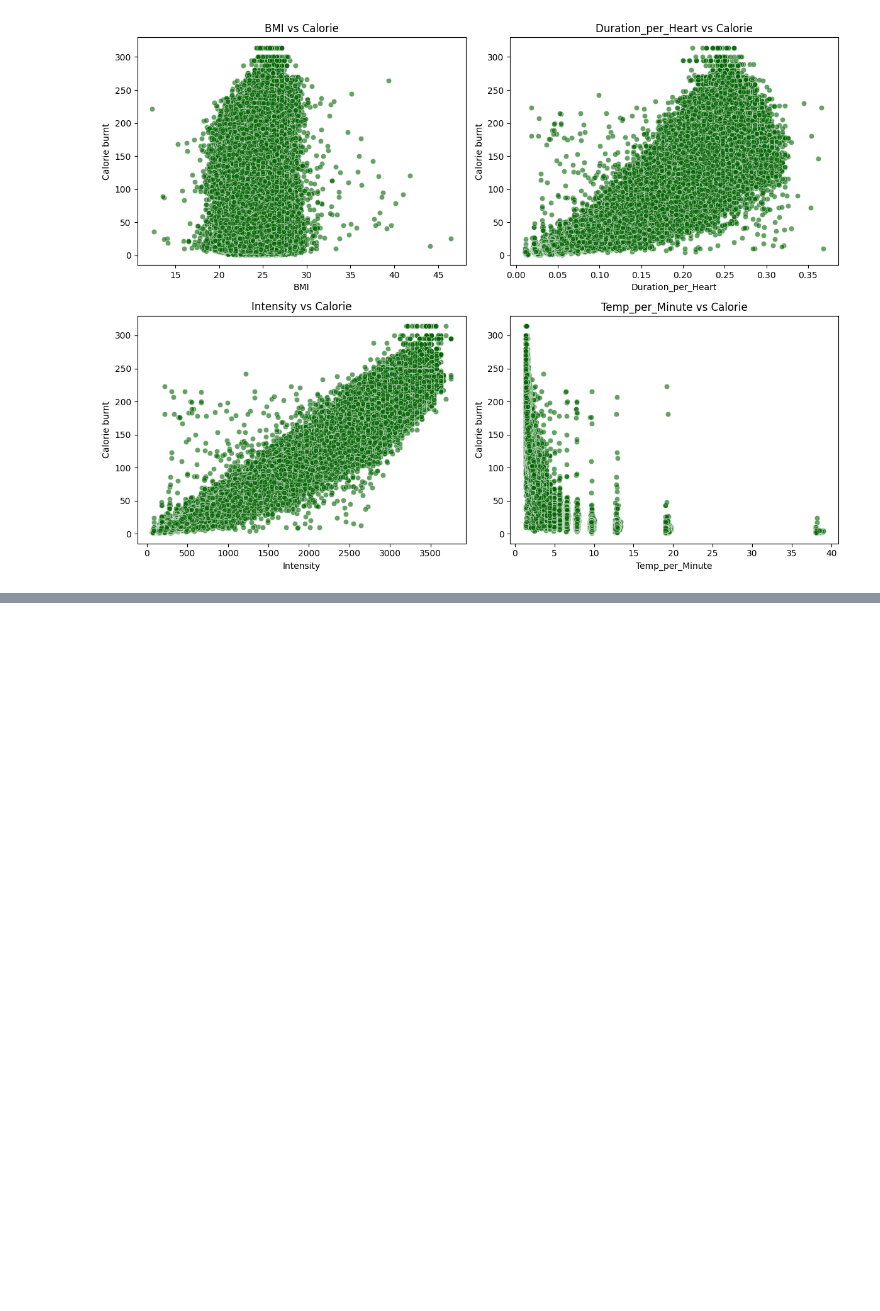
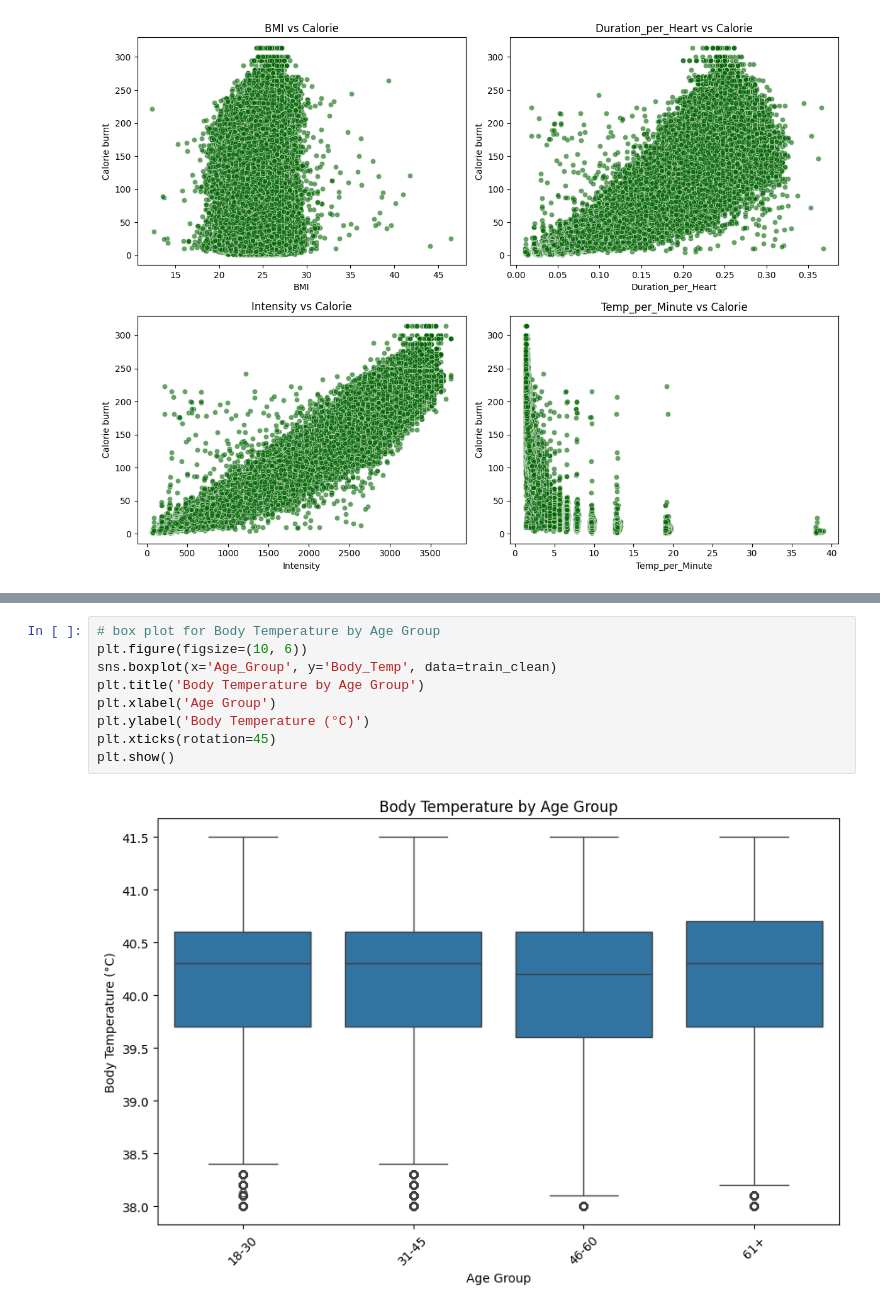
Before and after one commit to duynguyen260406-source/Python-Project, a Jupyter notebook: ml.ipynb, the cells around one changed output, grey strips where cells are left out. Cells and saved outputs as stored; diff of their text form; blank space fills up the shorter version.

```diff
--- a/ml.ipynb
+++ b/ml.ipynb
@@ -209,0 +217,11 @@ plt.show()
+# %%
+# box plot for Body Temperature by Age Group
+plt.figure(figsize=(10, 6))
+sns.boxplot(x='Age_Group', y='Body_Temp', data=train_clean)
+plt.title('Body Temperature by Age Group')
+plt.xlabel('Age Group')
+plt.ylabel('Body Temperature (°C)')
+plt.xticks(rotation=45)
+plt.show()
+# %% [output]
+[figure, added]
```
Also changed, not shown: parts of 5 cells of this notebook, 1 other file.
